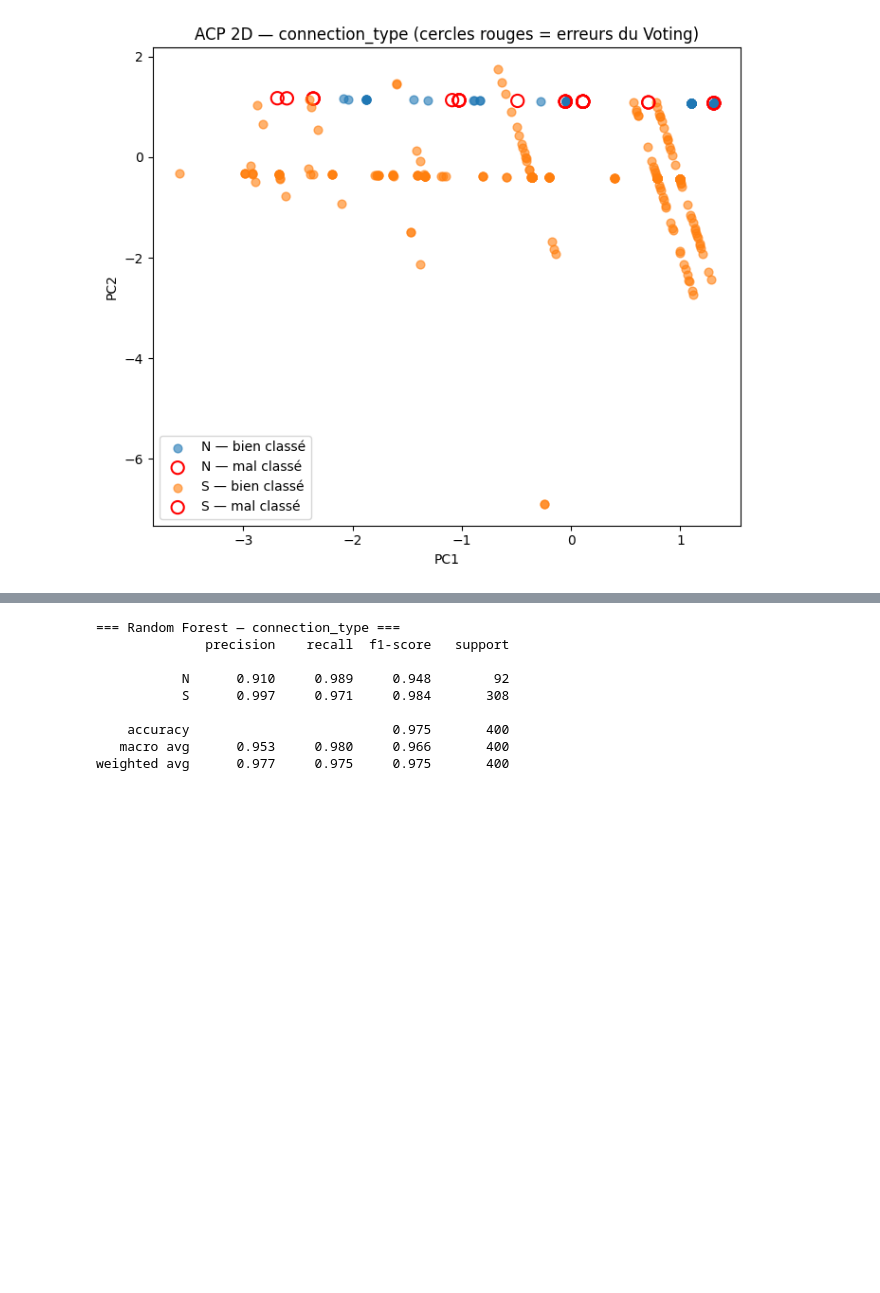
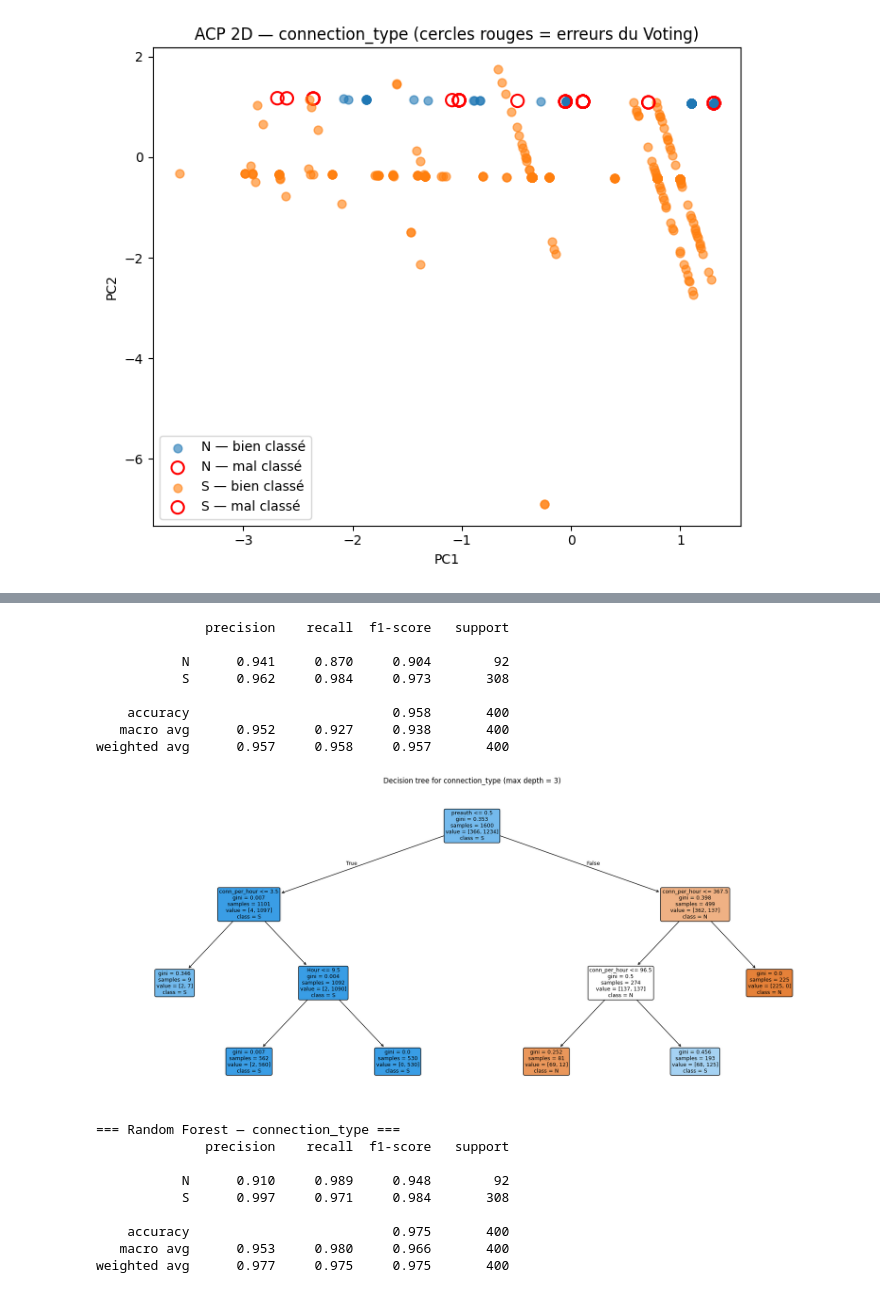
Before and after one commit to ChloeDaunas/Projet-Machine-Learning, a Jupyter notebook: Project_ML.ipynb, the cells around one changed output, grey strips where cells are left out. Cells and saved outputs as stored; diff of their text form; code cells hidden in the pictures; blank space fills up the shorter version.

```diff
--- a/Project_ML.ipynb
+++ b/Project_ML.ipynb
@@ -968,3 +885,71 @@ weighted avg      0.969     0.968     0.967       400
+# %%
+from sklearn.tree import DecisionTreeClassifier, plot_tree
+from sklearn.compose import ColumnTransformer
+from sklearn.pipeline import Pipeline
+from sklearn.impute import SimpleImputer
+from sklearn.model_selection import train_test_split
+from sklearn.metrics import classification_report, ConfusionMatrixDisplay
+import matplotlib.pyplot as plt
+
+y = df["connection_type"]
+X = df[["port", "Hour", "conn_per_hour", "preauth"]].copy()
+
+num_cols  = ["port", "Hour", "conn_per_hour"]
+bool_cols = ["preauth"]
+
+num_transformer = Pipeline(steps=[
+    ("imputer", SimpleImputer(strategy="median")),
+])
+
+preprocessor = ColumnTransformer(
+    transformers=[
+        ("num", num_transformer, num_cols),
+        ("bool", "passthrough", bool_cols),
+    ]
+)
+
+tree_clf = Pipeline(steps=[
+    ("preprocess", preprocessor),
+    ("clf", DecisionTreeClassifier(
+        criterion="gini",
+        max_depth=3,
+        min_samples_leaf=5,
+        random_state=42
+    ))
+])
+
+X_train, X_test, y_train, y_test = train_test_split(
+    X, y, stratify=y, test_size=0.20, random_state=42
+)
+
+tree_clf.fit(X_train, y_train)
+y_pred_tree = tree_clf.predict(X_test)
+
+print(classification_report(y_test, y_pred_tree, digits=3))
+
+plt.figure(figsize=(18,8))
+plot_tree(
+    tree_clf.named_steps["clf"],
+    feature_names=["port", "Hour", "conn_per_hour", "preauth"],
+    class_names=["N", "S"],
+    filled=True,
+    rounded=True,
+    fontsize=9
+)
+plt.title("Decision tree for connection_type (max depth = 3)")
+plt.tight_layout()
+plt.savefig("decision_tree_connection_type.png", dpi=300)
+plt.show()
+# %% [output]
+              precision    recall  f1-score   support
+
+           N      0.941     0.870     0.904        92
+           S      0.962     0.984     0.973       308
+
+    accuracy                          0.958       400
+   macro avg      0.952     0.927     0.938       400
+weighted avg      0.957     0.958     0.957       400
+[figure, added]
 # %%
 from sklearn.ensemble import RandomForestClassifier
 
```
Also changed, not shown: parts of 12 cells of this notebook, 2 other files.
